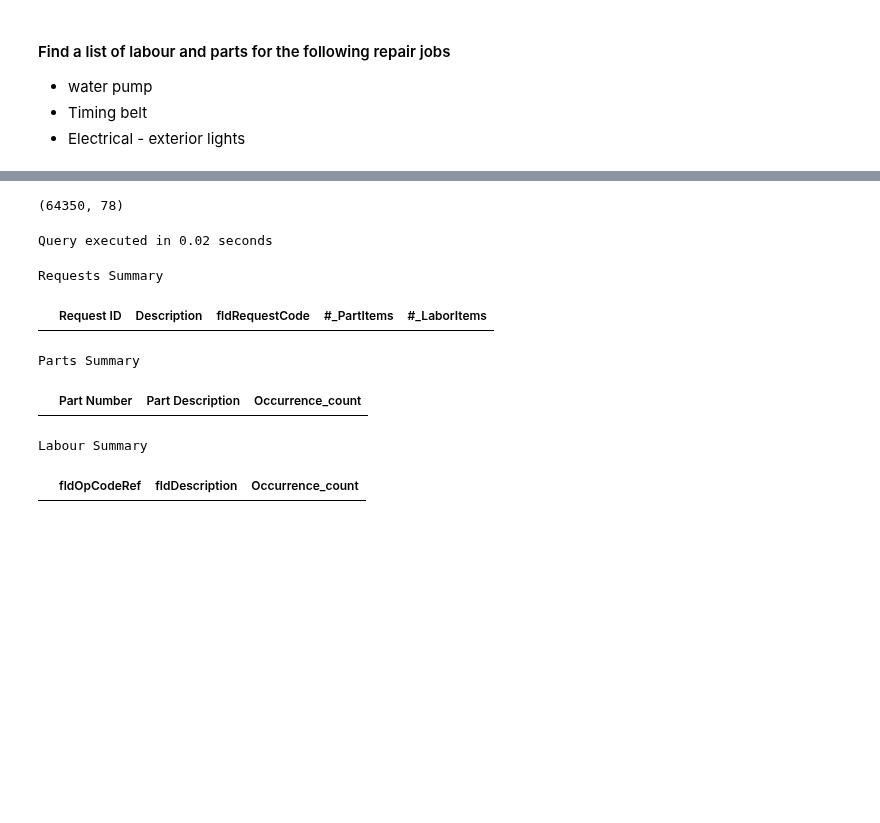
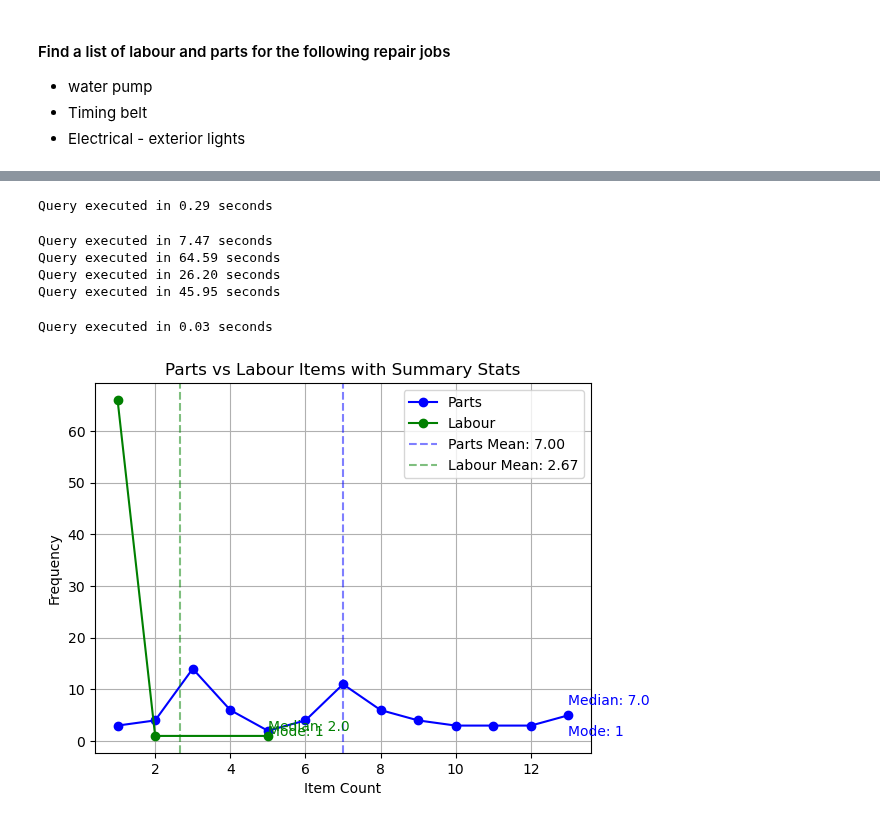
Before and after one commit to MeliPax/SPG, a Jupyter notebook: research/pull_vehicle_repair_data.ipynb, the cells around one changed output, grey strips where cells are left out. Saved outputs shown, nothing was run; the diff lists cells and outputs as text; code cells hidden in the pictures; blank space fills up the shorter version.

Commit message:
Adding more analysis from multiple dbs

```diff
--- a/research/pull_vehicle_repair_data.ipynb
+++ b/research/pull_vehicle_repair_data.ipynb
@@ -243,3 +310,0 @@ Query executed in 42.64 seconds
-# %%
-db_conn = server_conn
-key_wrd = "Water Pump Replace"
@@ -275,3 +351,18 @@ filtered_parts_df
+# %%
+def requestsLines_analysis(req_id, part_items, labour_items, filtered_requests_df, request_summary_df):
+
+    new_row = {
+            "Request ID": req_id,
+            "Description": filtered_requests_df[filtered_requests_df["fldId"] == req_id ]["fldDescription"].values[0],
+            "fldRequestCode": filtered_requests_df[filtered_requests_df["fldId"] == req_id ]["fldRequestCode"].values[0],
+            "#_PartItems": len(part_items),
+            "#_LaborItems": len(labour_items)
+            }
+
+    request_summary_df = pd.concat([request_summary_df, pd.DataFrame([new_row])], ignore_index=True )
+    request_summary_df.sort_values(by="#_PartItems", ascending=False, inplace=True)
+
+    return request_summary_df
 # %%
 
 # def maximus(db_conn, key_wrd, RO_tbl, request_tbl, labourline_tbl, partslines_tbl):
@@ -341,37 +497,27 @@ filtered_parts_df
+# %%
+all_opcode_df = get_all_op_codes(server_conn)
+
+# all_opcode_df = get_valid_op_codes_by_keyword(server_conn, key_wrd)
+# %% [output]
+Query executed in 0.29 seconds
 # %%
-RO_tbl.shape
+
+
+
+
+RO_tbl, request_tbl, labourline_tbl, partslines_tbl = pull_data_by_server(server_conn)
+RO_tbl, request_tbl, labourline_tbl, partslines_tbl = clean_data(RO_tbl, request_tbl, labourline_tbl, partslines_tbl)
 # %% [output]
-(64350, 78)
+Query executed in 7.47 seconds
+Query executed in 64.59 seconds
+Query executed in 26.20 seconds
+Query executed in 45.95 seconds
 # %%
 
-request_summary_df, parts_summary_df, labour_summary_df = maximus(server_conn,
-                                                                    "Water Pump Replace",
-                                                                    RO_tbl,
-                                                                    request_tbl,
-                                                                    labourline_tbl,
-                                                                    partslines_tbl)
-
-                                                                    # RO_tbl, request_tbl, labourline_tbl, partslines_tbl
+requestLine_summary_df, parts_summary_df, labour_summary_df, filtered_parts = run_analysis(server_conn, key_wrd, labourline_tbl, partslines_tbl, request_tbl)
 # %% [output]
-Query executed in 0.02 seconds
+Query executed in 0.03 seconds
-# %%
-# filter for the keyword
-
-print("Requests Summary")
-
-display(request_summary_df[request_summary_df["Description"]=="WATER PUMP REPLACE"])
-
-
-print("Parts Summary")
-display(parts_summary_df)
-
-
-print("Labour Summary")
-display(labour_summary_df)
-# %% [output]
-Requests Summary
-|  | Request ID | Description | fldRequestCode | #_PartItems | #_LaborItems |
-Parts Summary
-|  | Part Number | Part Description | Occurrence_count |
-Labour Summary
-|  | fldOpCodeRef | fldDescription | Occurrence_count |
+# %%
+plot_stats(requestLine_summary_df)
+# %% [output]
+[figure, added]
```
Also changed, not shown: parts of 35 cells of this notebook, 2 other files.
